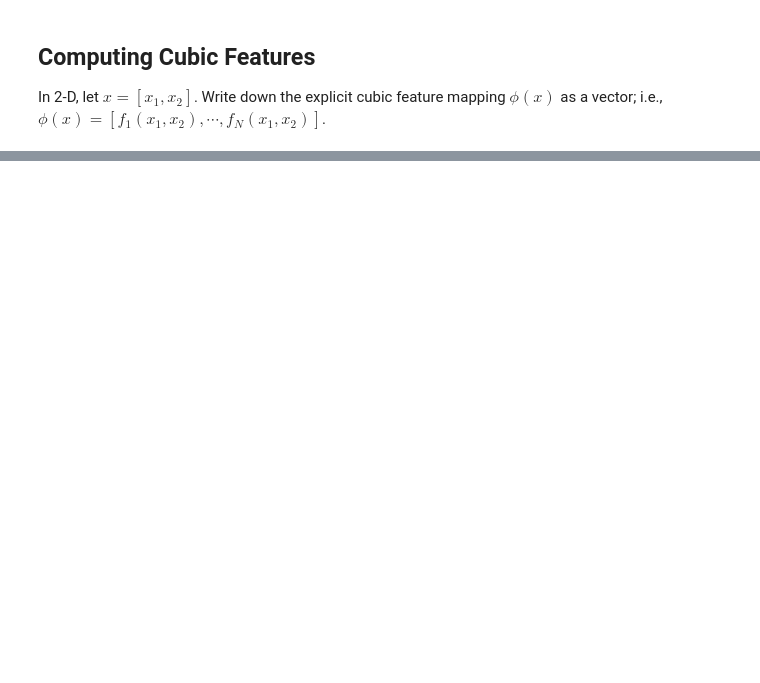
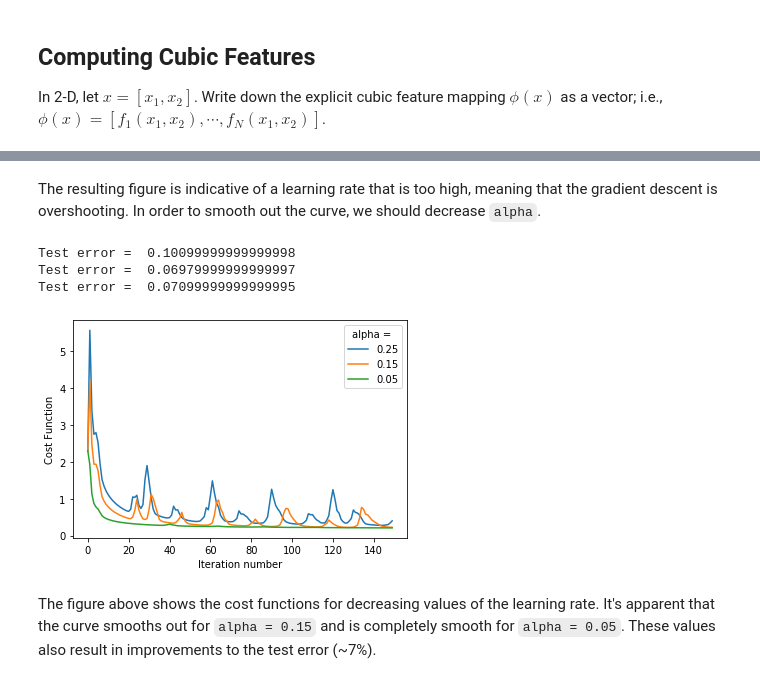
Before and after one commit to martij222/MNIST-Digit-Recognition, a Jupyter notebook: Digit Recognition.ipynb, the cells around one changed output, grey strips where cells are left out. Saved outputs shown, nothing was run; the diff lists cells and outputs as text; code cells hidden in the pictures; blank space fills up the shorter version.

```diff
--- a/Digit Recognition.ipynb
+++ b/Digit Recognition.ipynb
@@ -406,6 +550,0 @@ X.shape
-# %%
-for i in X:
-    print(i)
-# %%
-for i in range( X.shape[0] ):
-    print(X[i])
@@ -435,0 +576,22 @@ np.exp(z)
+# %% [markdown]
+The resulting figure is indicative of a learning rate that is too high, meaning that the gradient descent is overshooting.  In order to smooth out the curve, we should decrease `alpha`.
+# %%
+alpha = np.linspace(0.25, 0.05, 3)
+
+for i in alpha:
+    theta, cost_function_history = softmax_regression(train_pca, train_y, temp_parameter=1, alpha=i, lambda_factor = 1.0e-4, k = 10, num_iterations = 150)
+    test_error = compute_test_error(test_pca, test_y, theta, temp_parameter=1)
+    print('Test error = ', test_error)
+    plt.plot(range(len(cost_function_history)), cost_function_history, label = str(i))
+
+plt.ylabel('Cost Function')
+plt.xlabel('Iteration number')
+plt.legend(title='alpha = ')
+plt.show()
+# %% [output]
+Test error =  0.10099999999999998
+Test error =  0.06979999999999997
+Test error =  0.07099999999999995
+[figure, added]
+# %% [markdown]
+The figure above shows the cost functions for decreasing values of the learning rate. It's apparent that the curve smooths out for `alpha = 0.15` and is completely smooth for `alpha = 0.05`. These values also result in improvements to the test error (~7%).
```
Also changed, not shown: parts of 61 cells of this notebook, 3 other files.
